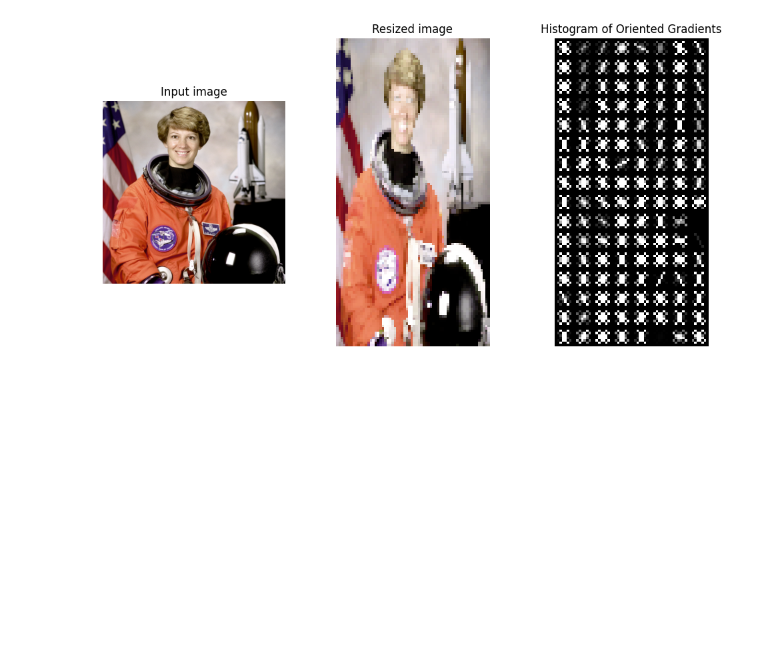
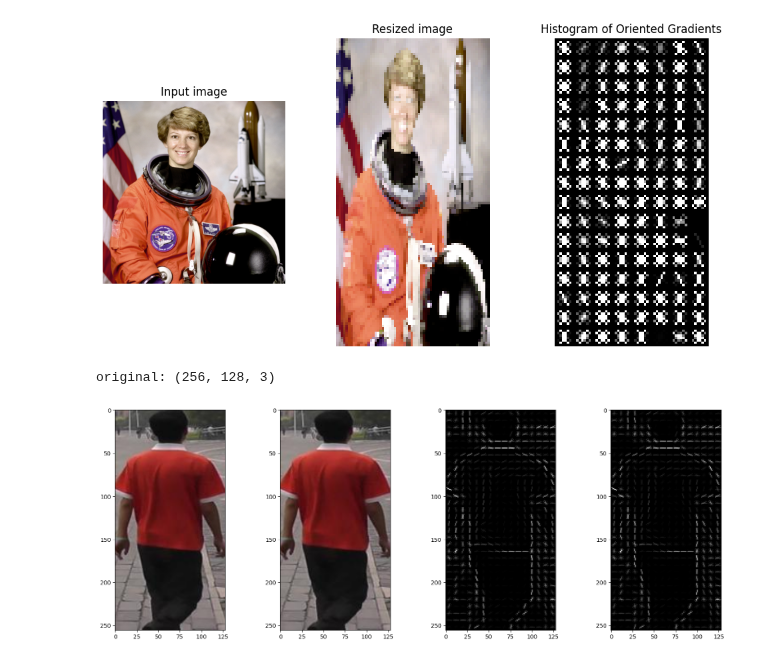
Before and after one commit to martinellop/People-Analysis, a Jupyter notebook: ReID/HOG/HOG_test.ipynb, the cells around one changed output. Drawn from its saved outputs; the diff is of its cells as text; code cells hidden in the pictures; blank space fills up the shorter version.

```diff
--- a/ReID/HOG/HOG_test.ipynb
+++ b/ReID/HOG/HOG_test.ipynb
@@ -110,3 +116,77 @@ torch.Size([1, 3, 128, 64])
 (3, 128, 64)
 (512,) 512
 [figure]
+# %%
+import torch
+import torch.nn as nn
+import time
+import numpy as np
+import os
+os.environ["KMP_DUPLICATE_LIB_OK"]='True'
+from matplotlib import pyplot as plt
+import sys
+import random
+import cv2
+from torchvision.ops import roi_pool
+import torchvision.transforms as T
+
+from skimage.feature import hog
+from skimage import data, exposure
+
+from HistogramOfGradients import HOG, Get_HOG_Graphics, Normalize
+from HogDescriber import HOGModel
+
+img_path = os.path.join("test_images","ex_1.jpg")
+#img_path = os.path.join("test_images","bolt.png")
+
+original_img = cv2.imread(img_path)
+original_img = cv2.cvtColor(original_img, cv2.COLOR_BGR2RGB)
+
+target_res=(256,128)
+pixels_per_cell=8
+rows = int(target_res[0]/pixels_per_cell)
+cols = int(target_res[1]/pixels_per_cell)
+nbins=9
+
+transform = T.Compose([
+        T.ToTensor(),
+        T.Resize(target_res),
+    ])
+
+print("original:", original_img.shape)
+scaled = transform(original_img).permute(1,2,0).numpy()
+#print("scaled:", scaled.shape)
+fd, fd_vis = hog(scaled, orientations=nbins, pixels_per_cell=(pixels_per_cell, pixels_per_cell),
+                    cells_per_block=(1,1), visualize=True, channel_axis=2)
+fd =fd.reshape(((rows, cols, nbins, -1)))
+#print("fd-shape:", fd.shape)
+
+
+img = torch.from_numpy(scaled).permute(2,1,0)
+img = img.unsqueeze(0)
+
+#print(img.shape)
+model = HOGModel(nbins=nbins, pixels_per_cell=pixels_per_cell)
+
+model.eval()
+hog_img = model(img)
+hog_img = hog_img.reshape((rows, cols, nbins, -1)).numpy()
+
+# Rescale histogram for better display
+hog_image_rescaled = exposure.rescale_intensity(fd_vis, in_range=(0, 10))
+
+
+fig, ax = plt.subplots(nrows=1, ncols=4, figsize=(20,7))
+ax[0].imshow(original_img)
+ax[1].imshow(scaled)
+ax[2].imshow(fd_vis, cmap=plt.cm.gray)
+
+ax[3].imshow(hog_image_rescaled, cmap=plt.cm.gray)
+#ax[4].imshow(Get_HOG_Graphics(norm_fd, nbins, thick=1, plot_dim=8), cmap=plt.cm.gray)
+
+#ax[4].imshow(Get_HOG_Graphics(hog_img, nbins, thick=1, plot_dim=8))
+#ax[5].imshow(Get_HOG_Graphics(norm_hogs, nbins, thick=1, plot_dim=8))
+plt.show()
+# %% [output]
+original: (256, 128, 3)
+[figure, added]
```
Also changed, not shown: parts of 2 cells of this notebook, 48 other files.
